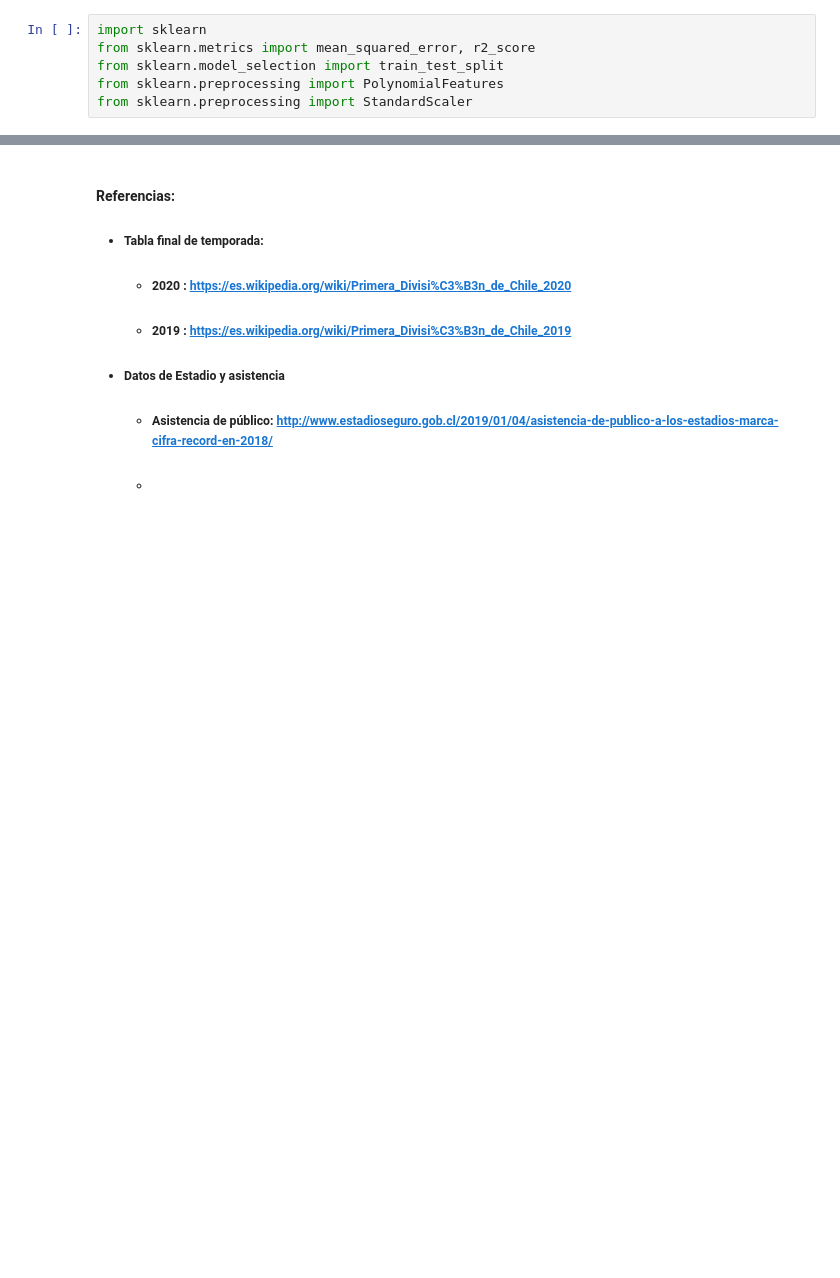
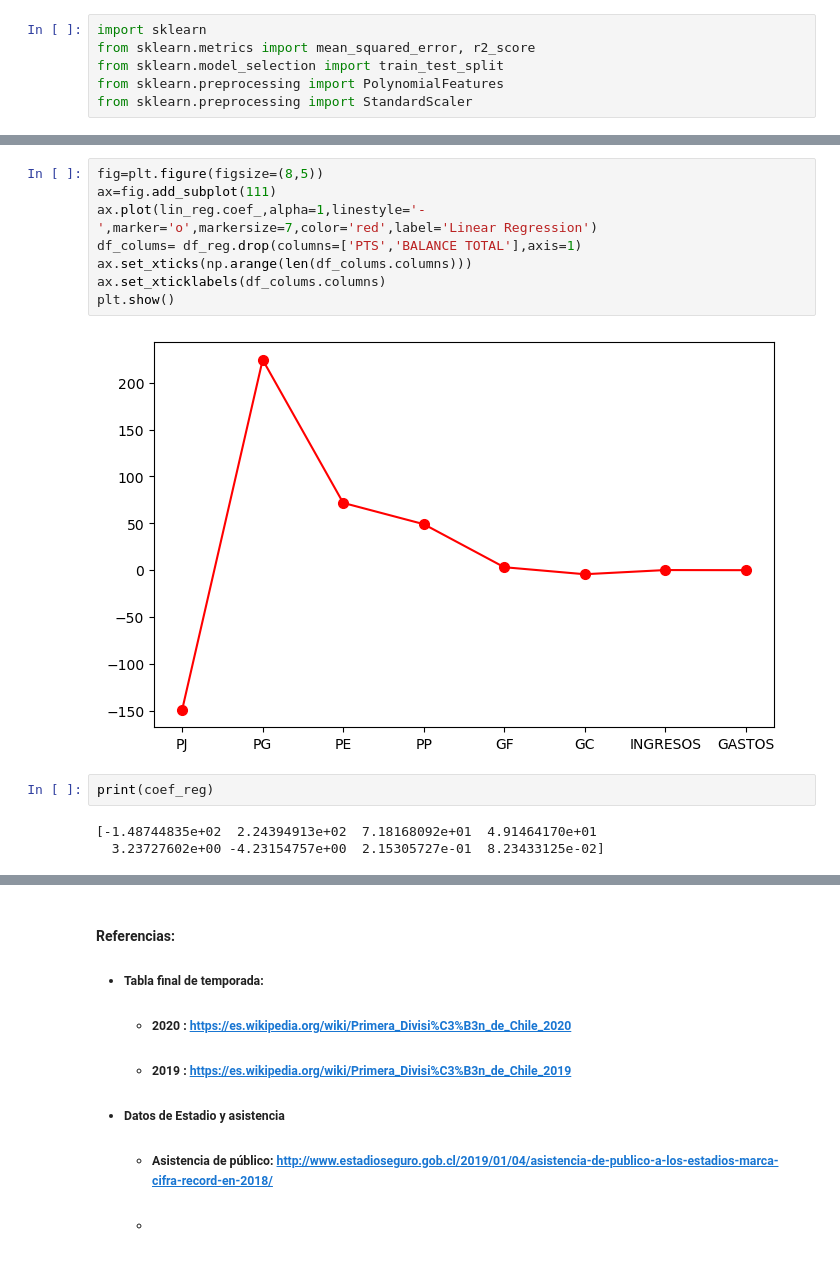
Before and after one commit to fmeza7/Proyecto_Cs_Datos_Grupo_1, a Jupyter notebook: Proyecto.ipynb, the cells around one changed output, grey strips where cells are left out. Saved outputs shown, nothing was run; the diff lists cells and outputs as text; blank space fills up the shorter version.

```diff
--- a/Proyecto.ipynb
+++ b/Proyecto.ipynb
@@ -821,0 +827,15 @@ r2 entrenamiento: 0.9999904264086784
+# %%
+fig=plt.figure(figsize=(8,5))
+ax=fig.add_subplot(111)
+ax.plot(lin_reg.coef_,alpha=1,linestyle='-',marker='o',markersize=7,color='red',label='Linear Regression')
+df_colums= df_reg.drop(columns=['PTS','BALANCE TOTAL'],axis=1)
+ax.set_xticks(np.arange(len(df_colums.columns)))
+ax.set_xticklabels(df_colums.columns)
+plt.show()
+# %% [output]
+[figure, added]
+# %%
+print(coef_reg)
+# %% [output]
+[-1.48744835e+02  2.24394913e+02  7.18168092e+01  4.91464170e+01
+  3.23727602e+00 -4.23154757e+00  2.15305727e-01  8.23433125e-02]
```
Also changed, not shown: parts of 10 cells of this notebook.
